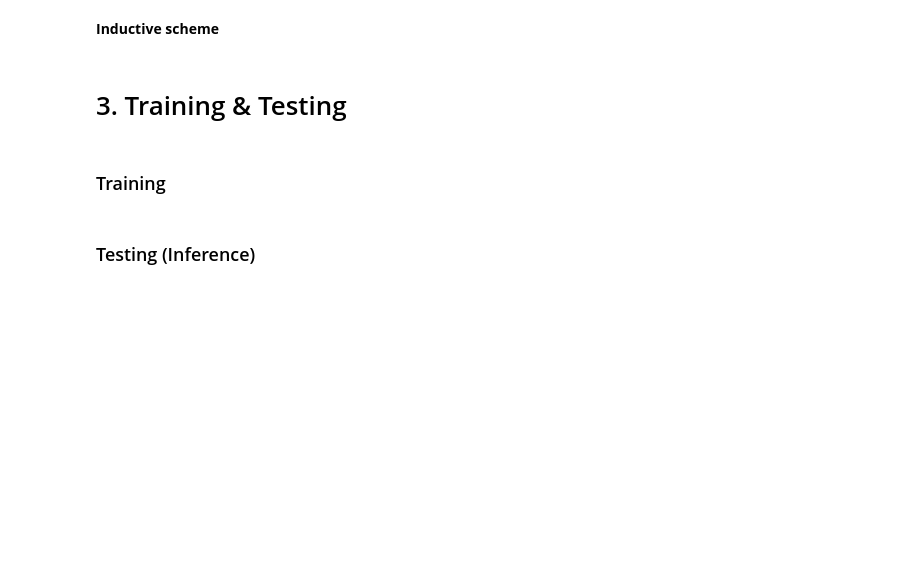
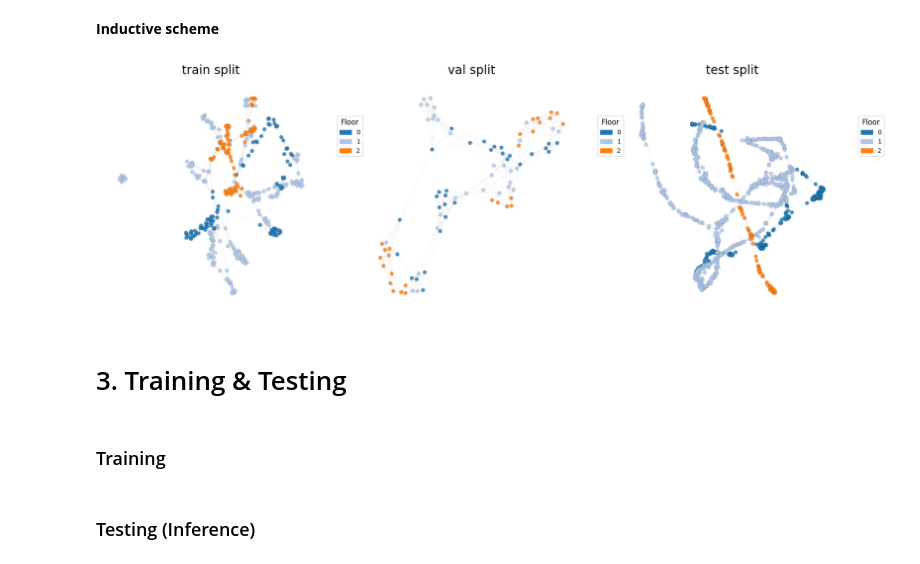
Before and after one commit to mfpscidev/indoorloc-inductive-gnn, a Jupyter notebook: notebooks/evaluation.ipynb, the cells around one changed output. Saved outputs shown, nothing was run; the diff lists cells and outputs as text; code cells hidden in the pictures; blank space fills up the shorter version.

```diff
--- a/notebooks/evaluation.ipynb
+++ b/notebooks/evaluation.ipynb
@@ -200,18 +201,20 @@ plt.show()
 # %% [markdown]
 **Inductive scheme**
 # %%
-gdata = graph_datas["TUT2"][0]['splits'][0].cls
+gdata = graph_datas["TUT5"][0]['splits'][0].cls
 
 fig, axes = plt.subplots(1, 3, figsize=(18, 6))
 
 splits = ['train', 'val', 'test']
 
 for ax, split in zip(axes, splits):
     gviz.draw_graph(gdata[split], scheme="inductive", cluster="class", ax=ax)
     ax.set_title(f"{split} split", fontsize=20)
 
 plt.tight_layout()
 plt.show()
+# %% [output]
+[figure, added]
 # %% [markdown]
 # 3. Training & Testing
 # %% [markdown]
```
Also changed, not shown: parts of 5 cells of this notebook, 4 other files.
